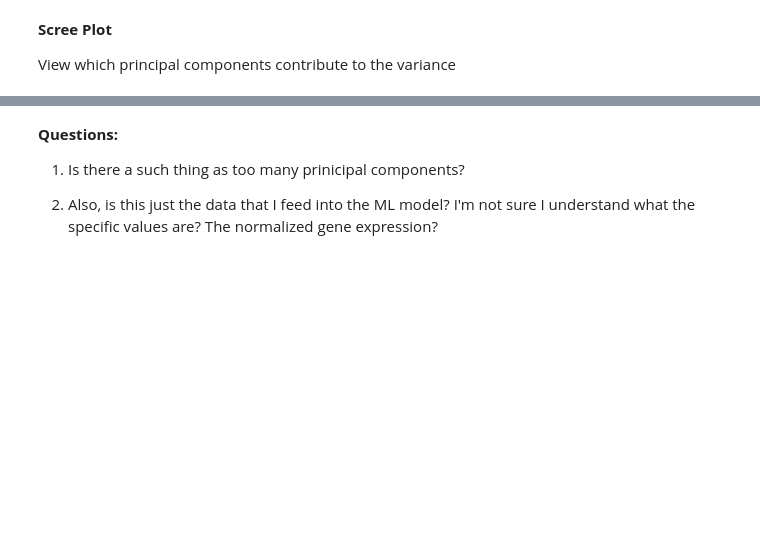
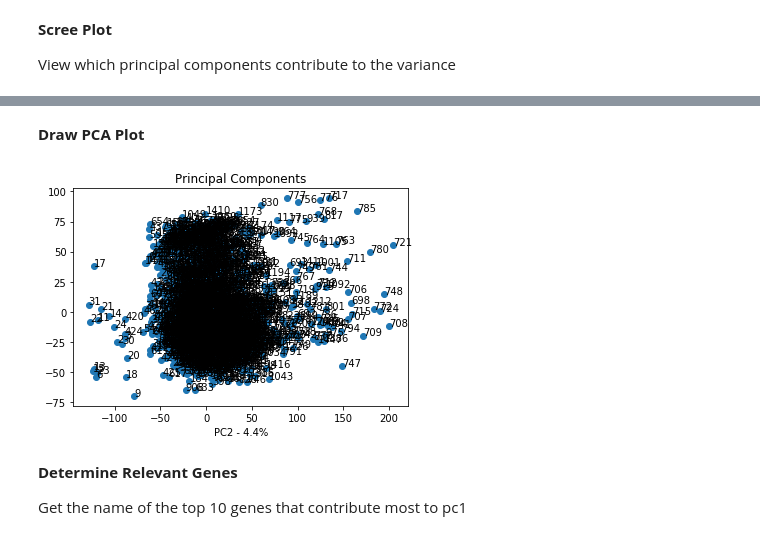
Before and after one commit to meghutch/Breast-Cancer-Classification-Clinical-Genomic, a Jupyter notebook: Gene_Expression_Analysis_PCA.ipynb, the cells around one changed output, grey strips where cells are left out. Saved outputs shown, nothing was run; the diff lists cells and outputs as text; code cells hidden in the pictures; blank space fills up the shorter version.

```diff
--- a/Gene_Expression_Analysis_PCA.ipynb
+++ b/Gene_Expression_Analysis_PCA.ipynb
@@ -241,12 +248,0 @@ The plot tells us that with ~1250 components we can capture 90% of the data.
-# %%
-# 100 Prinicipal Components
-pca = PCA(n_components = 100)
-
-# Fit components with normalized data
-principalComponents = pca.fit_transform(x)
-
-# Generate a vector of column names with the number for each prinicpal component
-col_names = [f'principal component {i}' for i in range(1, 101)]
-
-# Add column names to the principal component dataset
-principalDf = pd.DataFrame(principalComponents, columns = col_names)
@@ -289,6 +249,17 @@ transformed_data
-# %% [markdown]
-**Questions:**
-
-1) Is there a such thing as too many prinicipal components?
-
-2) Also, is this just the data that I feed into the ML model? I'm not sure I understand what the specific values are? The normalized gene expression?
+# %% [markdown]
+**Draw PCA Plot**
+# %%
+plt.scatter(principalDf.pc1, principalDf.pc2)
+plt.title('Principal Components')
+plt.xlabel('PC1 - {0}%'.format(per_var[0]))
+plt.xlabel('PC2 - {0}%'.format(per_var[1]))
+
+# The labeled numbers are the indiviudal patients samples
+for sample in principalDf.index:
+  plt.annotate(sample, (principalDf.pc1.loc[sample], principalDf.pc2.loc[sample]))
+# %% [output]
+[figure, added]
+# %% [markdown]
+**Determine Relevant Genes**
+
+Get the name of the top 10 genes that contribute most to pc1
```
Also changed, not shown: parts of 39 cells of this notebook.
